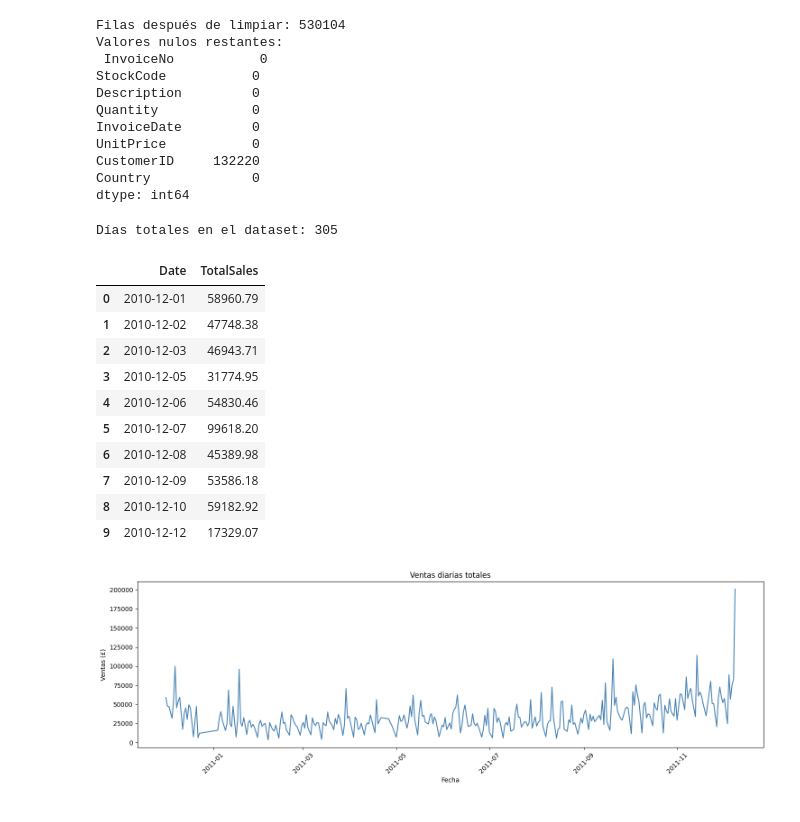
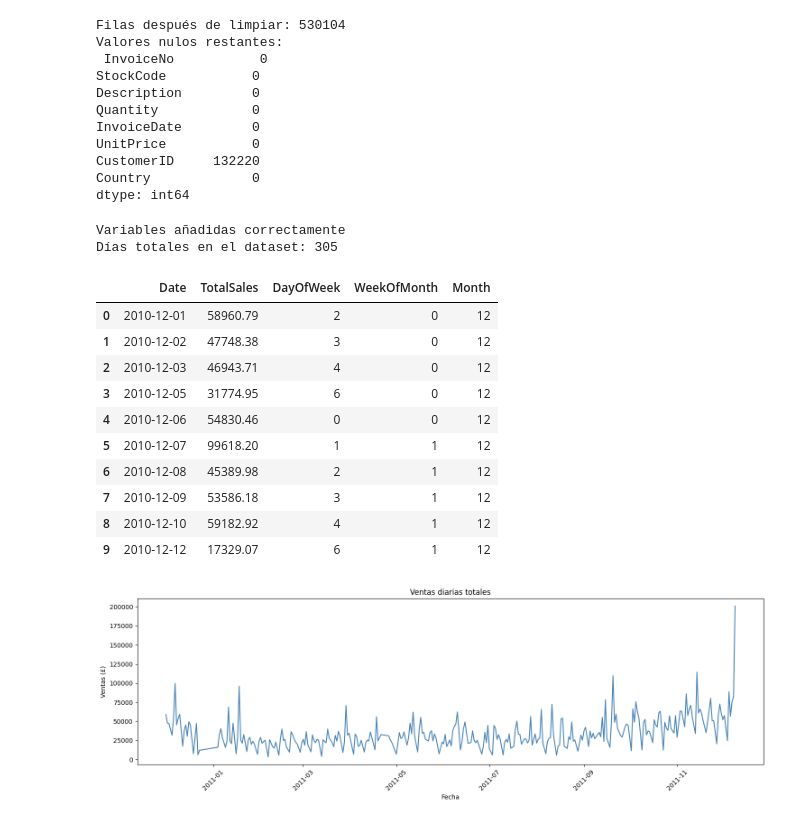
Before and after one commit to ravel01106/proyecto-master-ia-big-data, a Jupyter notebook: proyecto_ventas.ipynb, the cells around one changed output. Drawn from its saved outputs; the diff is of its cells as text; code cells hidden in the pictures.

Commit message:
Subida inicial: proyecto y memoria

```diff
--- a/proyecto_ventas.ipynb
+++ b/proyecto_ventas.ipynb
@@ -8,10 +8,8 @@ from sklearn.metrics import mean_squared_error
 import warnings
 warnings.filterwarnings('ignore')
 # %%
-# Cambia la ruta por donde tengas guardado tu archivo
-df = pd.read_csv('data.csv', encoding='latin1')
 
-# Ver las primeras filas
+df = pd.read_csv(r'C:\Users\mrang\Desktop\Proyecto_ventas\data.csv', encoding='latin1')
 df.head(10)
 # %% [output]
 |  | InvoiceNo | StockCode | Description | Quantity | InvoiceDate | UnitPrice | CustomerID | Country |
@@ -90,30 +89,39 @@ dtype: int64
 # %%
 # Creamos columna de ventas (cantidad x precio)
 df['TotalSales'] = df['Quantity'] * df['UnitPrice']
 
 # Agrupamos por día
 df_daily = df.groupby(df['InvoiceDate'].dt.date)['TotalSales'].sum().reset_index()
 df_daily.columns = ['Date', 'TotalSales']
 df_daily['Date'] = pd.to_datetime(df_daily['Date'])
 
+# Añadimos variables de fecha que pueden ayudar al modelo
+df_daily['DayOfWeek'] = df_daily['Date'].dt.dayofweek  # 0=lunes, 6=domingo
+df_daily['WeekOfMonth'] = df_daily['Date'].dt.day // 7  # semana del mes
+df_daily['Month'] = df_daily['Date'].dt.month
+
+print("Variables añadidas correctamente")
+df_daily.head()
+
 # Ordenamos por fecha
 df_daily = df_daily.sort_values('Date').reset_index(drop=True)
 
 print("Días totales en el dataset:", len(df_daily))
 df_daily.head(10)
 # %% [output]
+Variables añadidas correctamente
 Días totales en el dataset: 305
-|  | Date | TotalSales |
-| 0 | 2010-12-01 | 58960.79 |
-| 1 | 2010-12-02 | 47748.38 |
-| 2 | 2010-12-03 | 46943.71 |
-| 3 | 2010-12-05 | 31774.95 |
-| 4 | 2010-12-06 | 54830.46 |
-| 5 | 2010-12-07 | 99618.20 |
-| 6 | 2010-12-08 | 45389.98 |
-| 7 | 2010-12-09 | 53586.18 |
-| 8 | 2010-12-10 | 59182.92 |
-| 9 | 2010-12-12 | 17329.07 |
+|  | Date | TotalSales | DayOfWeek | WeekOfMonth | Month |
+| 0 | 2010-12-01 | 58960.79 | 2 | 0 | 12 |
+| 1 | 2010-12-02 | 47748.38 | 3 | 0 | 12 |
+| 2 | 2010-12-03 | 46943.71 | 4 | 0 | 12 |
+| 3 | 2010-12-05 | 31774.95 | 6 | 0 | 12 |
+| 4 | 2010-12-06 | 54830.46 | 0 | 0 | 12 |
+| 5 | 2010-12-07 | 99618.20 | 1 | 1 | 12 |
+| 6 | 2010-12-08 | 45389.98 | 2 | 1 | 12 |
+| 7 | 2010-12-09 | 53586.18 | 3 | 1 | 12 |
+| 8 | 2010-12-10 | 59182.92 | 4 | 1 | 12 |
+| 9 | 2010-12-12 | 17329.07 | 6 | 1 | 12 |
 # %%
 plt.figure(figsize=(15, 5))
 plt.plot(df_daily['Date'], df_daily['TotalSales'], color='steelblue')
```
Also changed, not shown: parts of 6 cells of this notebook, 2 other files.
